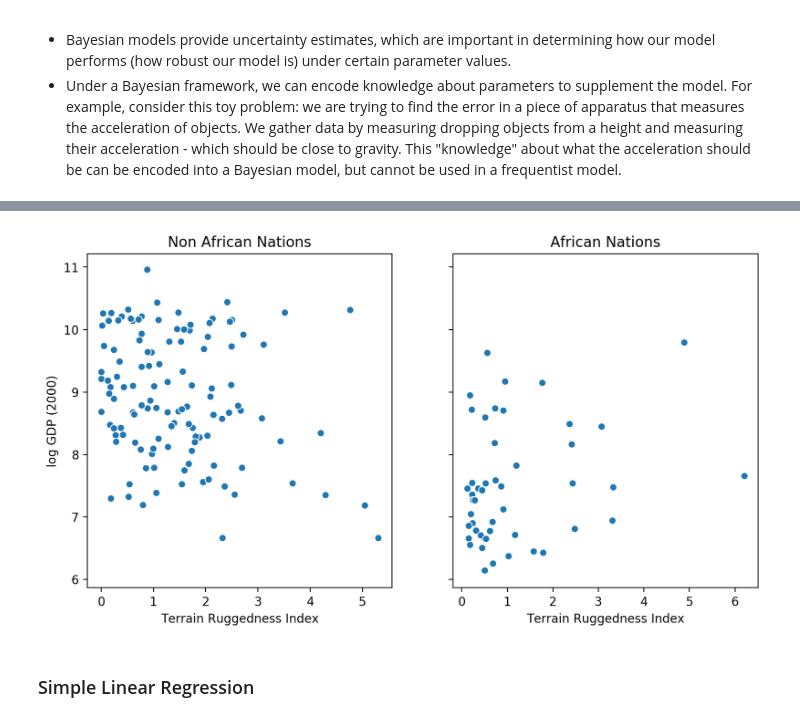
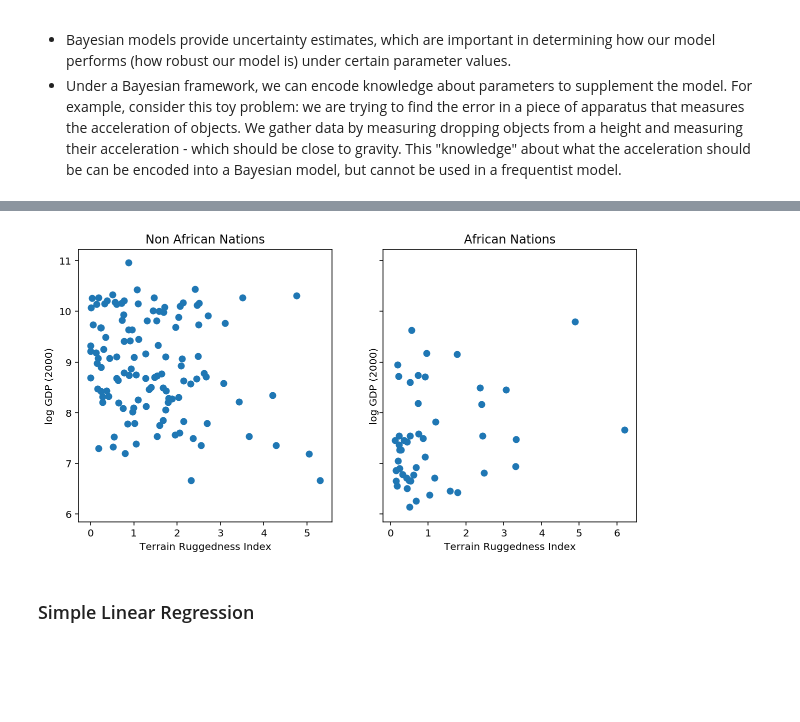
Before and after one commit to jramkiss/jramkiss.github.io, a Jupyter notebook: _posts/notebooks/regression_VS_bayesian_regression.ipynb, the cells around one changed output, grey strips where cells are left out. Cells and saved outputs as stored; diff of their text form; code cells hidden in the pictures; blank space fills up the shorter version.

```diff
--- a/_posts/notebooks/regression_VS_bayesian_regression.ipynb
+++ b/_posts/notebooks/regression_VS_bayesian_regression.ipynb
@@ -7,7 +20,7 @@
 # %%
 DATA_URL = "https://d2hg8soec8ck9v.cloudfront.net/datasets/rugged_data.csv"
 data = pd.read_csv(DATA_URL, encoding="ISO-8859-1")
-data = data[["cont_africa", "rugged", "rgdppc_2000"]]
+df = data[["cont_africa", "rugged", "rgdppc_2000"]]
 
 df = df[np.isfinite(df.rgdppc_2000)] # remove NaNs
 df["rgdppc_2000"] = np.log(df["rgdppc_2000"]) # log real GPD per capita
@@ -14,24 +35,22 @@ df["rgdppc_2000"] = np.log(df["rgdppc_2000"]) # log real GPD per capita
 # %%
-# Dataset: Add a feature to capture the interaction between "cont_africa" and "rugged"
+# add a feature to capture the interaction between "cont_africa" and "rugged"
 df["cont_africa_x_rugged"] = df["cont_africa"] * df["rugged"]
 
 african_nations = df[df["cont_africa"] == 1]
 non_african_nations = df[df["cont_africa"] == 0]
 
 fig, ax = plt.subplots(nrows=1, ncols=2, figsize=(10, 5), sharey=True)
-sns.scatterplot(non_african_nations["rugged"],
-            non_african_nations["rgdppc_2000"],
-            ax=ax[0])
+ax[0].scatter(non_african_nations["rugged"],
+            non_african_nations["rgdppc_2000"])
 ax[0].set(xlabel="Terrain Ruggedness Index",
           ylabel="log GDP (2000)",
           title="Non African Nations")
-sns.scatterplot(african_nations["rugged"],
-                african_nations["rgdppc_2000"],
-                ax=ax[1])
+ax[1].scatter(african_nations["rugged"],
+                african_nations["rgdppc_2000"])
 ax[1].set(xlabel="Terrain Ruggedness Index",
           ylabel="log GDP (2000)",
           title="African Nations");
 # %% [output]
-[figure, old version]
+[figure, new version]
 # %% [markdown]
 ### Simple Linear Regression
```
Also changed, not shown: parts of 5 cells of this notebook, 7 other files.
